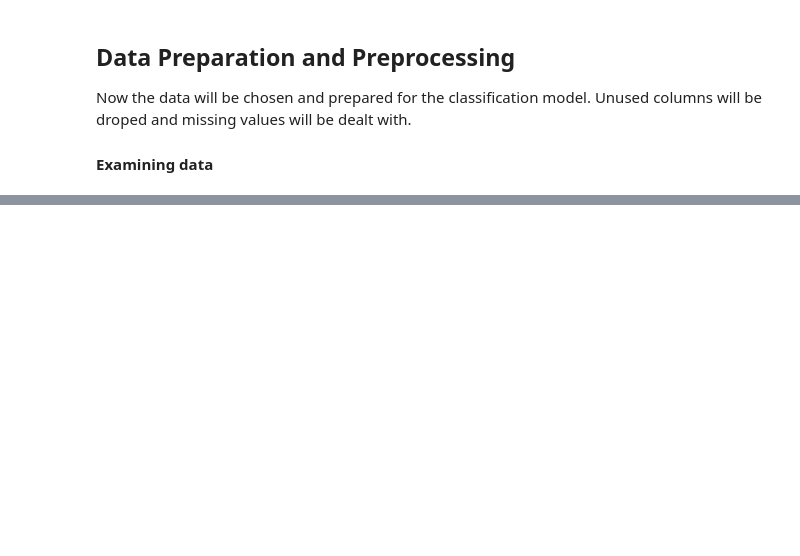
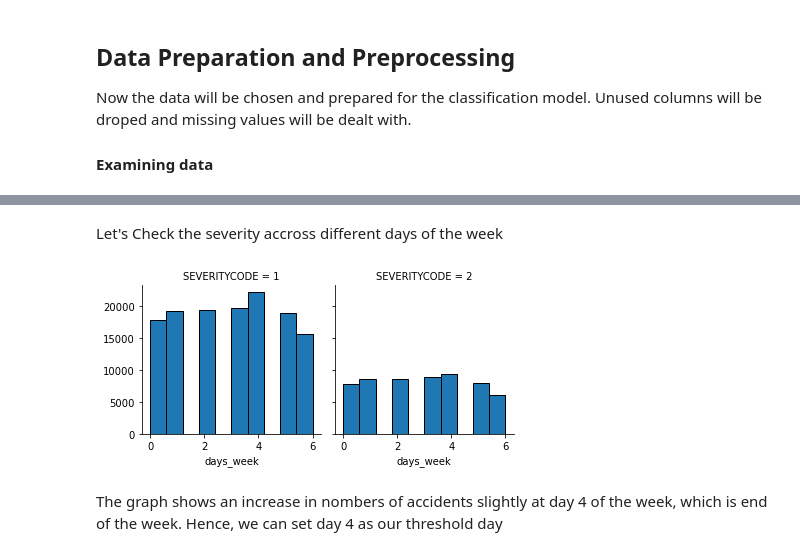
Before and after one commit to Youssef-saleh66/Coursera_Capstone, a Jupyter notebook: Car accidents analysis.ipynb, the cells around one changed output, grey strips where cells are left out. Drawn from its saved outputs; the diff is of its cells as text; code cells hidden in the pictures; blank space fills up the shorter version.

```diff
--- a/Car accidents analysis.ipynb
+++ b/Car accidents analysis.ipynb
@@ -112,0 +216,11 @@ array([2, 1, 1, 1, 2], dtype=int64)
+# %%
+#creating dummy variables of the column and saving it in temporary dataframe
+road_df=pd.get_dummies(attributes['ROADCOND'])
+
+#Using columns of dry and wet only
+road_df=road_df[['Dry','Wet']]
+
+#merging the temp dataframe to the real dataframe
+attributes=pd.concat([attributes,road_df],axis=1)
+attributes.drop('ROADCOND',axis=1,inplace=True)
+attributes.head()
@@ -112,0 +253,11 @@ array([2, 1, 1, 1, 2], dtype=int64)
+# %%
+#creating dummy variables of the column and saving it in temporary dataframe
+weather_df=pd.get_dummies(attributes['WEATHER'])
+
+#Using columns of Clear, Raining and Overcast only
+weather_df=weather_df[['Clear', 'Raining', 'Overcast']]
+
+#merging the temp dataframe to the real dataframe
+attributes=pd.concat([attributes,weather_df],axis=1)
+attributes.drop('WEATHER',axis=1,inplace=True)
+attributes.head()
@@ -112,0 +284,11 @@ array([2, 1, 1, 1, 2], dtype=int64)
+# %%
+#replacing null values with Alley
+attributes.ADDRTYPE.fillna('Alley',inplace=True)
+
+#To prove the percantage of values won't change much uncomment below line
+#print(attributes.ADDRTYPE.value_counts(normalize=True))
+
+#Use labelEncoder to transform ADDRTYPE column into numeric
+LE_ADDR=LabelEncoder().fit(['Block','Intersection','Alley'])
+attributes['ADDRTYPE']=LE_ADDR.transform(attributes['ADDRTYPE'])
+attributes.head()
@@ -112,0 +302,17 @@ array([2, 1, 1, 1, 2], dtype=int64)
+# %% [markdown]
+Let's Check the severity accross different days of the week
+# %%
+#Convert to INCDATE datetime object
+attributes['INCDATE']=pd.to_datetime(attributes['INCDATE'])
+
+#Creating new column for days of the week
+attributes['days_week']=attributes['INCDATE'].dt.dayofweek
+
+#visualizing the distribution of accidents severity along the days of the week
+g=sns.FacetGrid(attributes, col='SEVERITYCODE',palette="Set1", col_wrap=2)
+g.map(plt.hist, 'days_week', ec="k")
+plt.show()
+# %% [output]
+[figure, added]
+# %% [markdown]
+The graph shows an increase in nombers of accidents slightly at day 4 of the week, which is end of the week. Hence, we can set day 4 as our threshold day
```
Also changed, not shown: parts of 59 cells of this notebook, 2 other files.
